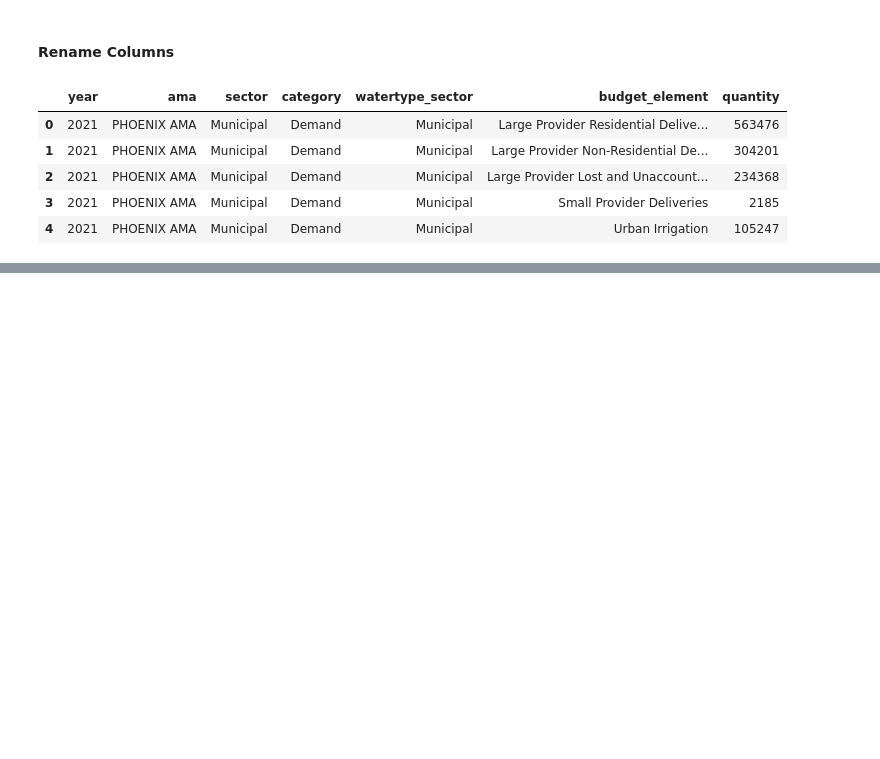
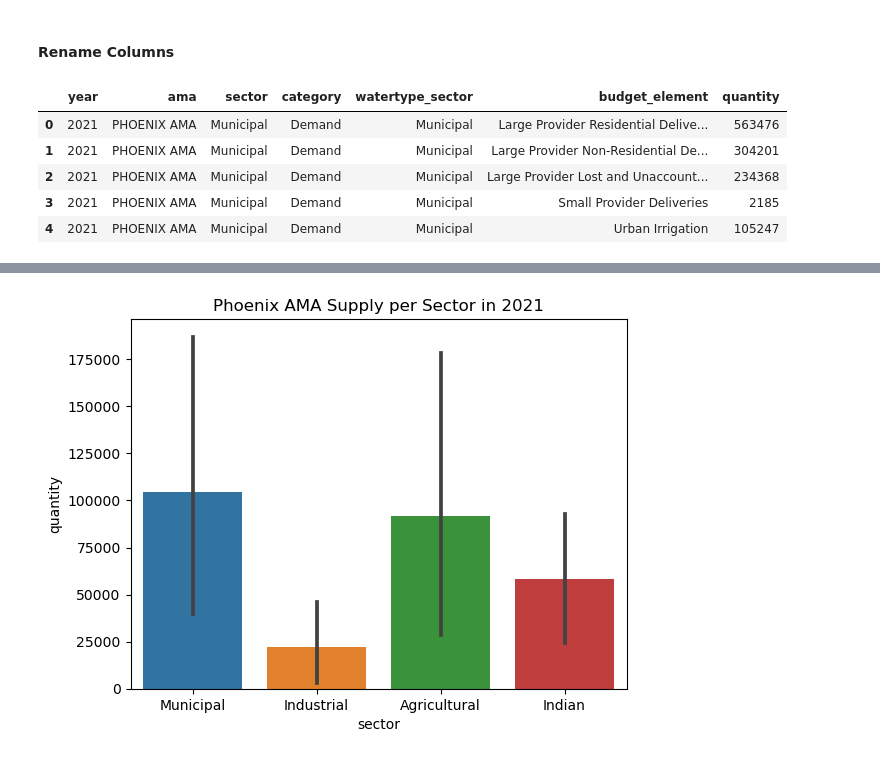
Before and after one commit to markprubin/the-water-boy, a Jupyter notebook: azama_demand_supply.ipynb, the cells around one changed output, grey strips where cells are left out. Drawn from its saved outputs; the diff is of its cells as text; code cells hidden in the pictures; blank space fills up the shorter version.

Commit message:
Bar chart ex and start separation by sector

```diff
--- a/azama_demand_supply.ipynb
+++ b/azama_demand_supply.ipynb
@@ -69,0 +103,2 @@ waterterms = waterterms.rename(columns={'Business_Term':'''})
+# %%
+waterdata_phxsup = waterdata[(waterdata['year'] == 2021) & (waterdata['ama'] == 'PHOENIX AMA') & (waterdata['category'] == 'Supply')]
@@ -69,0 +125,6 @@ waterterms = waterterms.rename(columns={'Business_Term':'''})
+# %%
+sns.barplot(data=waterdata_phxsup, x='sector', y='quantity')
+plt.title('Phoenix AMA Supply per Sector in 2021')
+plt.show()
+# %% [output]
+[figure, added]
```
Also changed, not shown: parts of 10 cells of this notebook.
